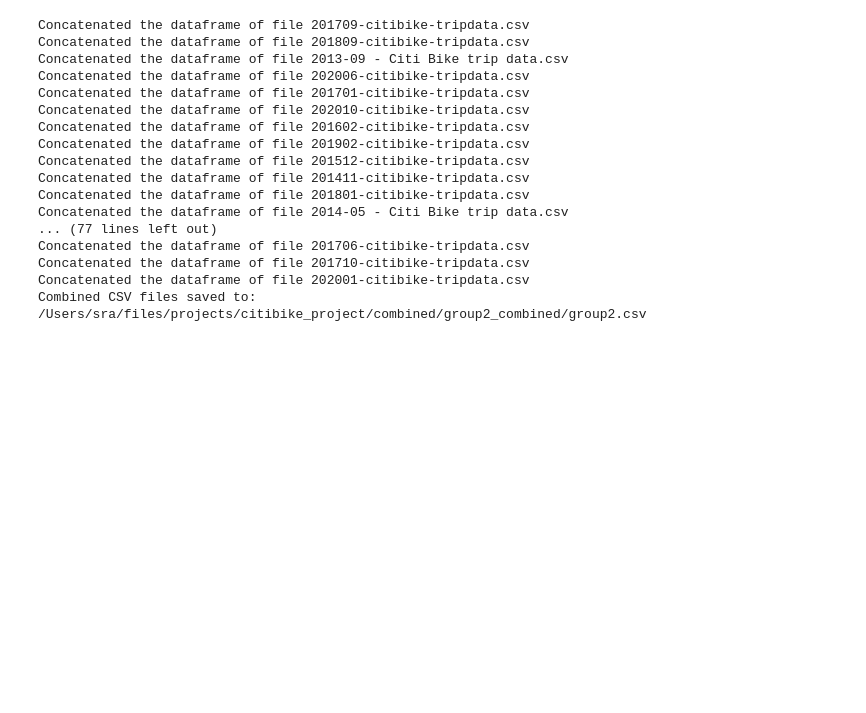
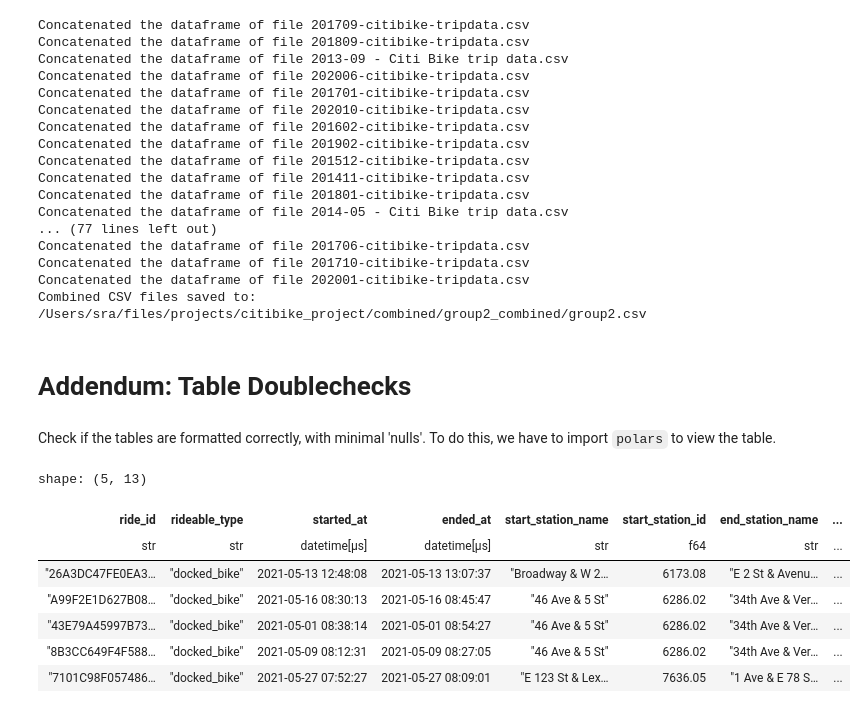
Before and after one commit to sralter/tour_de_city, a Jupyter notebook: 02_combining_datasets.ipynb, the cells around one changed output. Cells and saved outputs as stored; diff of their text form; code cells hidden in the pictures; blank space fills up the shorter version.

```diff
--- a/02_combining_datasets.ipynb
+++ b/02_combining_datasets.ipynb
@@ -770,3 +770,7 @@ Concatenated the dataframe of file 201706-citibike-tripdata.csv
 Concatenated the dataframe of file 201710-citibike-tripdata.csv
 Concatenated the dataframe of file 202001-citibike-tripdata.csv
 Combined CSV files saved to: /Users/sra/files/projects/citibike_project/combined/group2_combined/group2.csv
+# %% [markdown]
+# Addendum: Table Doublechecks
+# %% [markdown]
+Check if the tables are formatted correctly, with minimal 'nulls'. To do this, we have to import `polars` to view the table.
@@ -772,0 +779,18 @@ Combined CSV files saved to: /Users/sra/files/projects/citibike_project/combined
+# %%
+group1_location='/Users/sra/files/projects/citibike_project/combined/group1_combined/group1.csv'
+group2_location='/Users/sra/files/projects/citibike_project/combined/group2_combined/group2.csv'
+# %%
+q=(
+    pl.scan_csv(group1_location,ignore_errors=True,try_parse_dates=True)
+)
+group1_pl=q.collect()
+group1_pl.head()
+# %% [output]
+shape: (5, 13)
+| ride_id | rideable_type | started_at | ended_at | start_station_name | start_station_id | end_station_name | ... |
+| str | str | datetime[μs] | datetime[μs] | str | f64 | str | ... |
+| "26A3DC47FE0EA3… | "docked_bike" | 2021-05-13 12:48:08 | 2021-05-13 13:07:37 | "Broadway & W 2… | 6173.08 | "E 2 St & Avenu… | ... |
+| "A99F2E1D627B08… | "docked_bike" | 2021-05-16 08:30:13 | 2021-05-16 08:45:47 | "46 Ave & 5 St" | 6286.02 | "34th Ave & Ver… | ... |
+| "43E79A45997B73… | "docked_bike" | 2021-05-01 08:38:14 | 2021-05-01 08:54:27 | "46 Ave & 5 St" | 6286.02 | "34th Ave & Ver… | ... |
+| "8B3CC649F4F588… | "docked_bike" | 2021-05-09 08:12:31 | 2021-05-09 08:27:05 | "46 Ave & 5 St" | 6286.02 | "34th Ave & Ver… | ... |
+| "7101C98F057486… | "docked_bike" | 2021-05-27 07:52:27 | 2021-05-27 08:09:01 | "E 123 St & Lex… | 7636.05 | "1 Ave & E 78 S… | ... |
```
Also changed, not shown: parts of 19 cells of this notebook.
